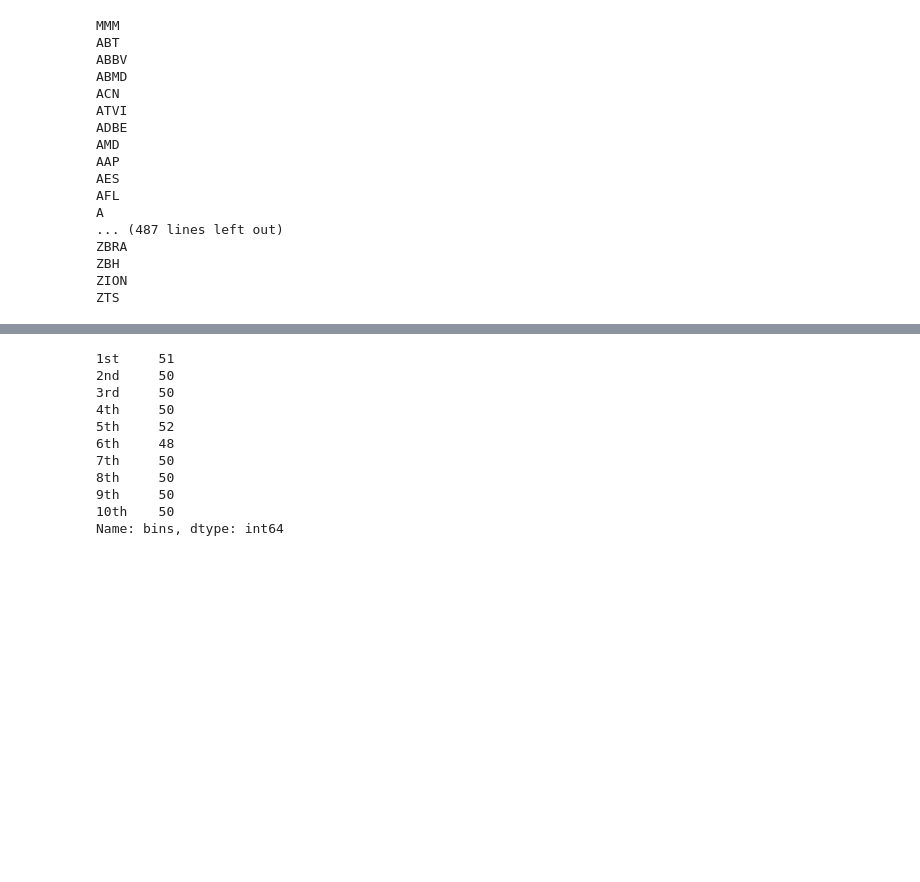
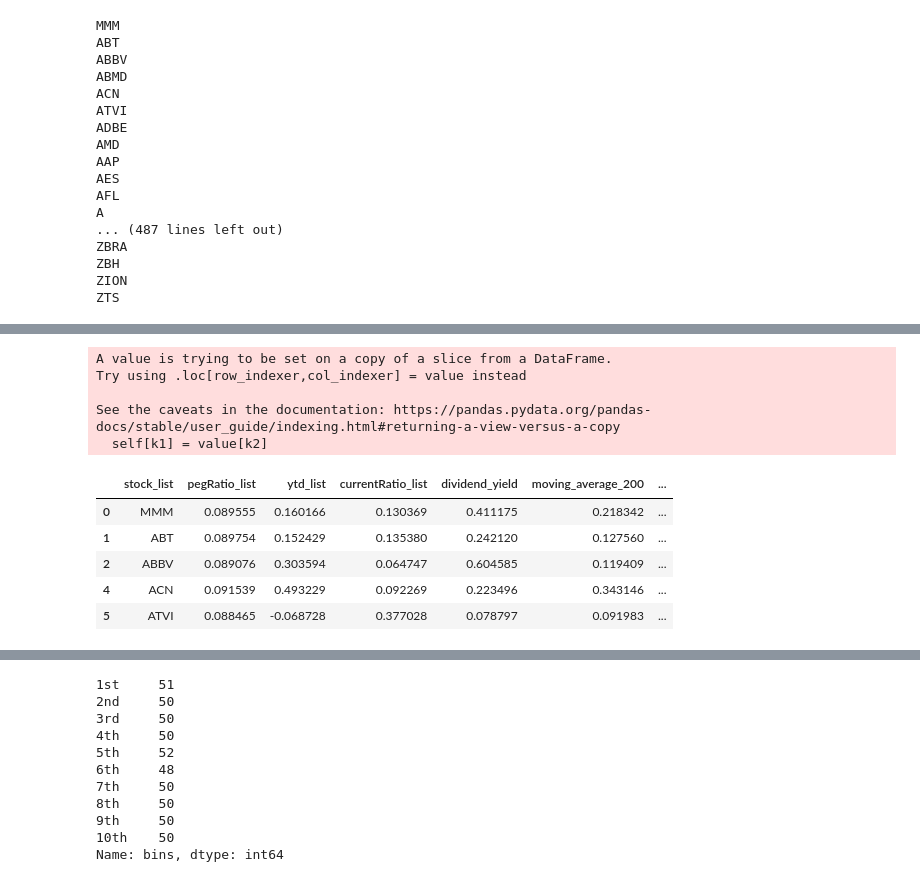
Before and after one commit to rudragarg/trading_bot_futures, a Jupyter notebook: APT OLS Model.ipynb, the cells around one changed output, grey strips where cells are left out. Cells and saved outputs as stored; diff of their text form; code cells hidden in the pictures; blank space fills up the shorter version.

```diff
--- a/APT OLS Model.ipynb
+++ b/APT OLS Model.ipynb
@@ -195,0 +189,28 @@ df.apply(normalize)
+# %%
+from sklearn.preprocessing import MinMaxScaler
+
+#normData = pd.DataFrame(scaler.transform(df), index=df.index, columns=df.columns)
+#scalers = {}
+# def norm(columns):
+#     for column in columns:
+#         min_max_scaler = MinMaxScaler()
+#         df[["A", "B"]] = min_max_scaler.fit_transform(df[["A", "B"]])
+cols_to_norm = list(df.columns)
+cols_to_norm.remove("ytd_list")
+cols_to_norm.remove("stock_list")
+df[cols_to_norm] = df[cols_to_norm].apply(lambda x: (x - x.min()) / (x.max() - x.min()))
+# %% [output]
+A value is trying to be set on a copy of a slice from a DataFrame.
+Try using .loc[row_indexer,col_indexer] = value instead
+
+See the caveats in the documentation: https://pandas.pydata.org/pandas-docs/stable/user_guide/indexing.html#returning-a-view-versus-a-copy
+  self[k1] = value[k2]
+# %%
+df.head()
+# %% [output]
+|  | stock_list | pegRatio_list | ytd_list | currentRatio_list | dividend_yield | moving_average_200 | ... |
+| 0 | MMM | 0.089555 | 0.160166 | 0.130369 | 0.411175 | 0.218342 | ... |
+| 1 | ABT | 0.089754 | 0.152429 | 0.135380 | 0.242120 | 0.127560 | ... |
+| 2 | ABBV | 0.089076 | 0.303594 | 0.064747 | 0.604585 | 0.119409 | ... |
+| 4 | ACN | 0.091539 | 0.493229 | 0.092269 | 0.223496 | 0.343146 | ... |
+| 5 | ATVI | 0.088465 | -0.068728 | 0.377028 | 0.078797 | 0.091983 | ... |
```
Also changed, not shown: parts of 8 cells of this notebook.
